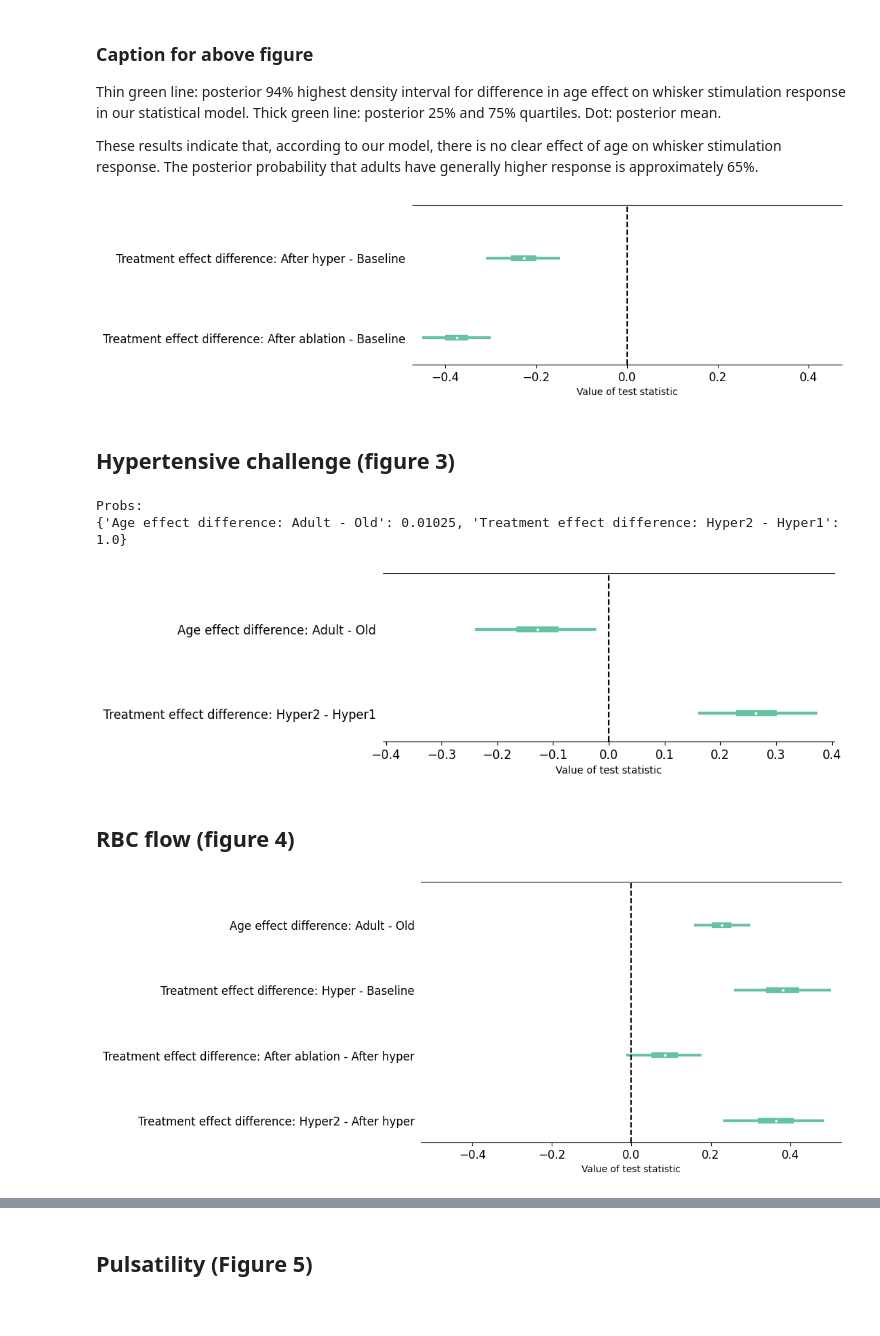
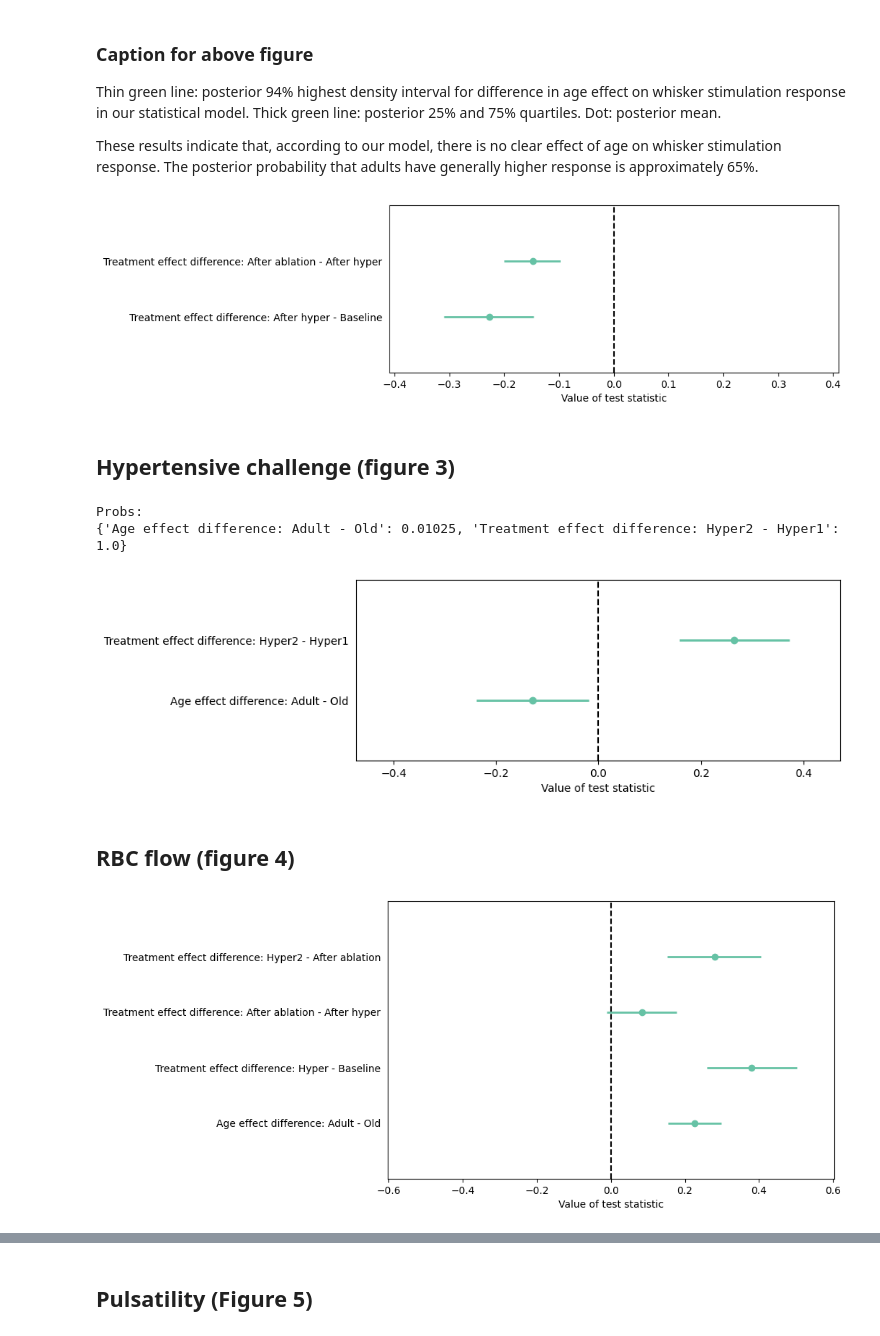
Before and after one commit to teddygroves/sphincter, a Jupyter notebook: sphincter/Main text figures.ipynb, the cells around one changed output, grey strips where cells are left out. Saved outputs shown, nothing was run; the diff lists cells and outputs as text; code cells hidden in the pictures.

Commit message:
Correct treatment comparisons in figures, forest plots now all 95%

```diff
--- a/sphincter/Main text figures.ipynb
+++ b/sphincter/Main text figures.ipynb
@@ -21,13 +21,32 @@ abbreviations = {
 def format_name(name: str):
     return name.replace("_", " ").capitalize()
 # %%
-def forestplot(ax, ts, xlabel="Value of test statistic"):
-    az.plot_forest(ts, ax=ax, combined=True, textsize=12, linewidth=3, hdi_prob=0.95);
+# def forestplot(ax, ts, xlabel="Value of test statistic"):
+#     az.plot_forest(ts, ax=ax, combined=True, textsize=12, linewidth=3, hdi_prob=0.95);
+#     ax.axvline(0.0, linestyle="--", color="black");
+#     xlow, xhigh = ax.get_xlim();
+#     xbiggest = max(abs(xlow), abs(xhigh))
+#     ax.set_xlim(-xbiggest, xbiggest);
+#     ax.set(title="", xlabel=xlabel);
+#     return ax
+
+def forestplot(ax, ts, xlabel="Value of test statistic", qlow=0.025, qhigh=0.975):
+    ylimlow, ylimhigh = ax.get_ylim()
+    ytickys = np.linspace(ylimlow, ylimhigh, len(ts)+2)
+    ys = ytickys[1:-1]
+    xlows = [np.quantile(t, qlow) for t in ts.values()]
+    xhighs = [np.quantile(t, qhigh) for t in ts.values()]
+    xmeans = [np.mean(t) for t in ts.values()]
+    xbiggest = max(np.abs(xlows + xhighs)) + 0.1
+    ax.set_xlim(-xbiggest, xbiggest)
+    for y, xlow, xhigh, xmean in zip(ys, xlows, xhighs, xmeans):
+        line = ax.hlines(y=y, xmin=xlow, xmax=xhigh, linewidth=2)
+        ax.plot(xmean, y, marker="o", color=line.get_colors()[0])
+    ax.set_yticks(ytickys, [""] + list(ts.keys()) + [""])
+    # az.plot_forest(ts, ax=ax, combined=True, textsize=12, linewidth=3, hdi_prob=0.95);
     ax.axvline(0.0, linestyle="--", color="black");
-    xlow, xhigh = ax.get_xlim();
-    xbiggest = max(abs(xlow), abs(xhigh))
-    ax.set_xlim(-xbiggest, xbiggest);
     ax.set(title="", xlabel=xlabel);
+    ax.tick_params(axis='y', which="both", left=False, right=False)
     return ax
 # %% [markdown]
 ## Whisker stimulation (Figure 2)
@@ -52,17 +71,17 @@ Dot: posterior mean.
 These results indicate that, according to our model, there is no clear effect of age on whisker stimulation response. The posterior probability that adults have generally higher response is approximately 65%.
 # %%
 ts = {
-    f"Treatment effect difference: {format_name(treatment)} - Baseline": (
+    f"Treatment effect difference: {format_name(treatment)} - {format_name(compare)}": (
         whisker_idata.posterior["a_treatment"].sel(treatment=treatment)
-        - whisker_idata.posterior["a_treatment"].sel(treatment="baseline")
+        - whisker_idata.posterior["a_treatment"].sel(treatment=compare)
     )
-    for treatment in ["after_hyper", "after_ablation"]
+    for treatment, compare in [("after_hyper", "baseline"), ("after_ablation", "after_hyper")]
 }
 f, ax = plt.subplots(figsize=[8, 3])
 forestplot(ax, ts);
 save_figure(f, "main-f2-whisker-treatment")
 # %% [output]
-[figure, old version]
+[figure, new version]
 # %% [markdown]
 ## Hypertensive challenge (figure 3)
 # %%
@@ -90,7 +109,7 @@ print(prs)
 # %% [output]
 Probs:
 {'Age effect difference: Adult - Old': 0.01025, 'Treatment effect difference: Hyper2 - Hyper1': 1.0}
-[figure, old version]
+[figure, new version]
 # %% [markdown]
 ## RBC flow (figure 4)
 # %%
@@ -101,23 +120,23 @@ idatas_flow = {
 # %%
 idata = idatas_flow["speed"]
 
 ts_age = {
     f"Age effect difference: Adult - Old": idata.posterior["mu"].sel(age="adult") - idata.posterior["mu"].sel(age="old")
 }
 ts_treatment = {
     f"Treatment effect difference: {format_name(after)} - {format_name(before)}": (
         idata.posterior["a_treatment"].sel(treatment=after)
         - idata.posterior["a_treatment"].sel(treatment=before)
     )
-    for before, after in [("baseline", "hyper"), ("after_hyper", "after_ablation"), ("after_hyper", "hyper2")]
+    for before, after in [("baseline", "hyper"), ("after_hyper", "after_ablation"), ("after_ablation", "hyper2")]
 }
 ts = ts_age | ts_treatment
 
 f, ax = plt.subplots(figsize=[8, 5])
 ax = forestplot(ax, ts)
 save_figure(f, "main-f4-flow-velocity")
 # %% [output]
-[figure, old version]
+[figure, new version]
 # %%
 idata = idatas_flow["flux"]
 
```
Also changed, not shown: parts of 8 cells of this notebook, 40 other files.
